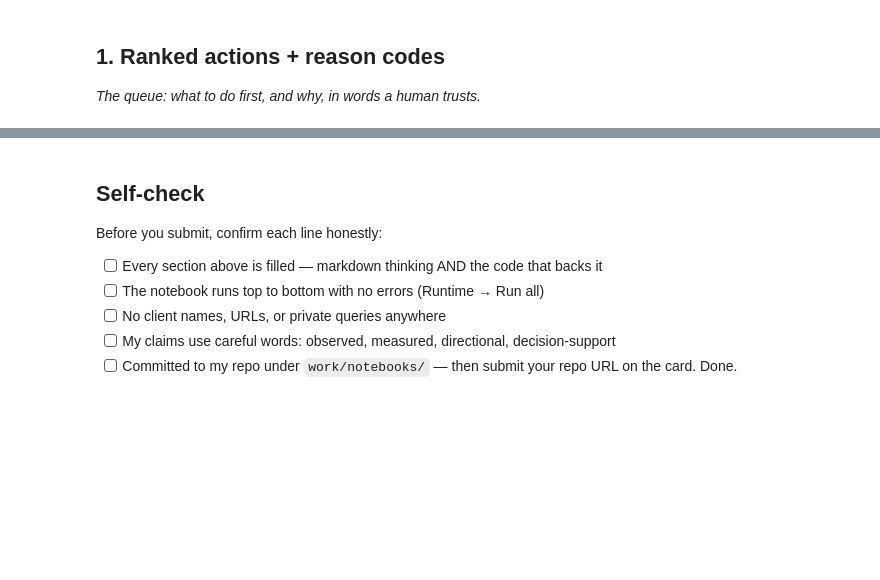
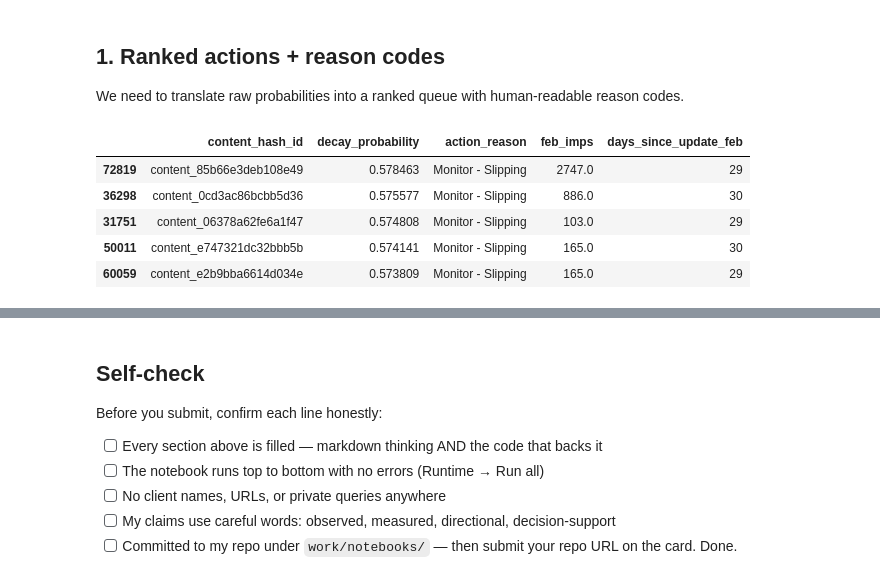
Before and after one commit to rohindth-08/FlyRank-_Internship_ML-, a Jupyter notebook: work/notebooks/w07_action_playbook.ipynb, the cells around one changed output, grey strips where cells are left out. Saved outputs shown, nothing was run; the diff lists cells and outputs as text; code cells hidden in the pictures; blank space fills up the shorter version.

```diff
--- a/work/notebooks/w07_action_playbook.ipynb
+++ b/work/notebooks/w07_action_playbook.ipynb
@@ -6,10 +6,80 @@
 This skeleton is yours to fill. Work the sections **in order** — each one has a one-line hint. Simple words, honest numbers.
 
 > Working with an AI assistant? Tell it to read `skills/README.md` first and load the one skill this assignment names on its card.
-# %% [markdown]
-## 1. Ranked actions + reason codes
-
-*The queue: what to do first, and why, in words a human trusts.*
+# %% [markdown]
+## 1. Ranked actions + reason codes
+
+We need to translate raw probabilities into a ranked queue with human-readable reason codes.
+# %%
+import pandas as pd
+import numpy as np
+import duckdb
+import os
+import matplotlib.pyplot as plt
+import seaborn as sns
+from sklearn.model_selection import GroupShuffleSplit
+from sklearn.ensemble import RandomForestClassifier
+from sklearn.impute import SimpleImputer
+from sklearn.pipeline import Pipeline
+import warnings
+warnings.filterwarnings('ignore')
+
+token = os.environ.get('HF_TOKEN')
+conn = duckdb.connect()
+conn.execute('INSTALL httpfs; LOAD httpfs;')
+if token:
+    conn.execute(f"CREATE SECRET hf (TYPE HUGGINGFACE, TOKEN '{token}')")
+
+query = """
+WITH feb AS (
+  SELECT client_hash_id, content_hash_id, SUM(gsc_impressions) as feb_imps, AVG(gsc_avg_position) as feb_pos
+  FROM 'hf://datasets/FlyRank/internship-warehouse/fact_content_daily_performance/month=2026-02/*.parquet'
+  GROUP BY client_hash_id, content_hash_id
+),
+mar AS (
+  SELECT content_hash_id, SUM(gsc_impressions) as mar_imps
+  FROM 'hf://datasets/FlyRank/internship-warehouse/fact_content_daily_performance/month=2026-03/*.parquet'
+  GROUP BY content_hash_id
+)
+SELECT
+  feb.client_hash_id, feb.content_hash_id, feb.feb_imps, feb.feb_pos, mar.mar_imps,
+  d.word_count, d.category_count, date_diff('day', CAST(d.content_updated_date AS DATE), DATE '2026-02-28') as days_since_update_feb
+FROM feb JOIN mar ON feb.content_hash_id = mar.content_hash_id
+JOIN 'hf://datasets/FlyRank/internship-warehouse/dim_content.parquet' d ON feb.content_hash_id = d.content_hash_id
+WHERE feb.feb_imps > 100 AND d.content_updated_date IS NOT NULL
+"""
+df = conn.execute(query).df()
+df['target_decay'] = (df['mar_imps'] < df['feb_imps'] * 0.8).astype(int)
+
+features = ['feb_imps', 'feb_pos', 'word_count', 'category_count', 'days_since_update_feb']
+pipeline = Pipeline([
+    ('imputer', SimpleImputer(strategy='median')),
+    ('rf', RandomForestClassifier(max_depth=5, n_estimators=100, random_state=42))
+])
+pipeline.fit(df[features], df['target_decay'])
+df['decay_probability'] = pipeline.predict_proba(df[features])[:, 1]
+
+# Assign Reason Codes
+def assign_reason(row):
+    if row['decay_probability'] > 0.7 and row['feb_imps'] > 5000:
+        return 'High Risk - High Traffic'
+    elif row['decay_probability'] > 0.6 and row['days_since_update_feb'] > 365:
+        return 'Stale Content - Refresh Needed'
+    elif row['decay_probability'] > 0.5:
+        return 'Monitor - Slipping'
+    else:
+        return 'Stable'
+
+df['action_reason'] = df.apply(assign_reason, axis=1)
+action_queue = df[df['action_reason'] != 'Stable'].sort_values('decay_probability', ascending=False)
+display(action_queue[['content_hash_id', 'decay_probability', 'action_reason', 'feb_imps', 'days_since_update_feb']].head(5))
+# %% [output]
+|  | content_hash_id | decay_probability | action_reason | feb_imps | days_since_update_feb |
+| 72819 | content_85b66e3deb108e49 | 0.578463 | Monitor - Slipping | 2747.0 | 29 |
+| 36298 | content_0cd3ac86bcbb5d36 | 0.575577 | Monitor - Slipping | 886.0 | 30 |
+| 31751 | content_06378a62fe6a1f47 | 0.574808 | Monitor - Slipping | 103.0 | 29 |
+| 50011 | content_e747321dc32bbb5b | 0.574141 | Monitor - Slipping | 165.0 | 30 |
+| 60059 | content_e2b9bba6614d034e | 0.573809 | Monitor - Slipping | 165.0 | 29 |
 # %%
 # This cell is for CODE (numbers, a query, a check).
 # Write your text answer in the cell ABOVE this one — typing sentences here breaks Run All.
```
Also changed, not shown: parts of 8 cells of this notebook, 1 other file.
